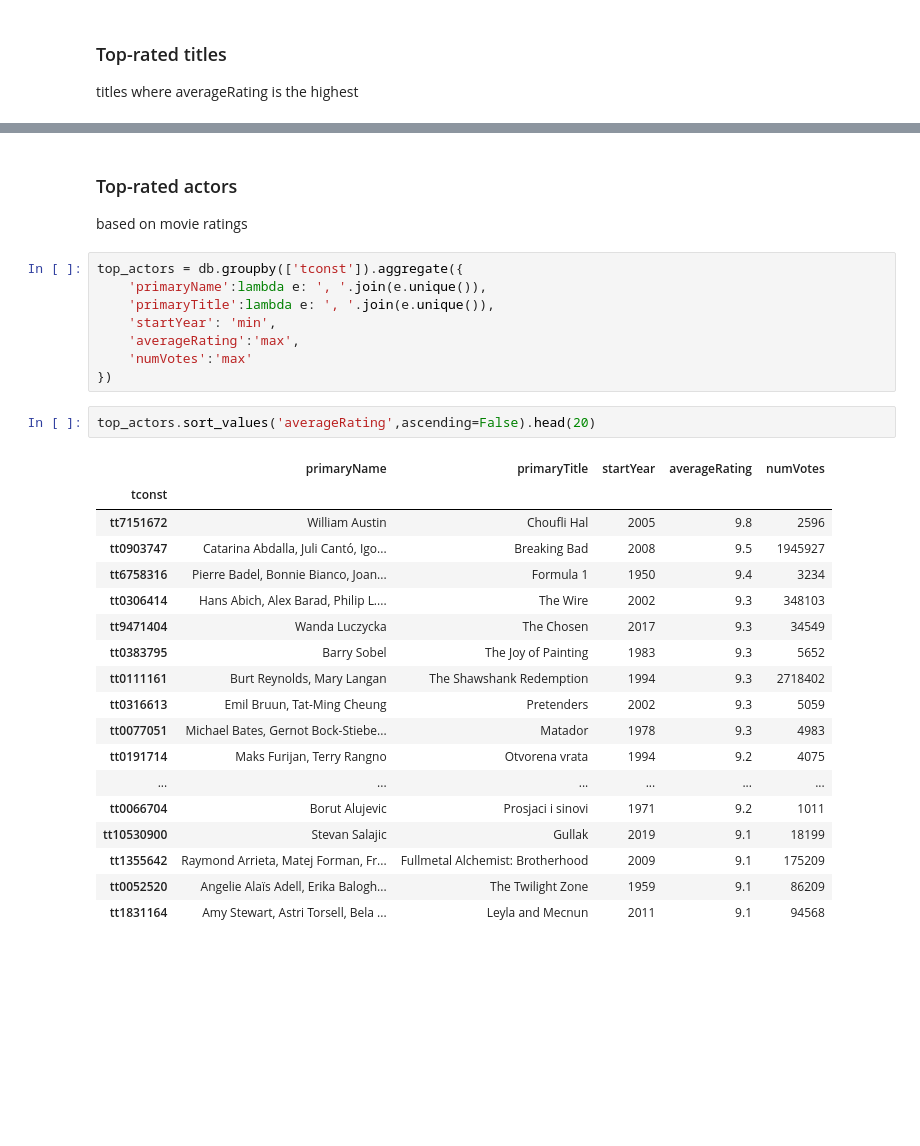
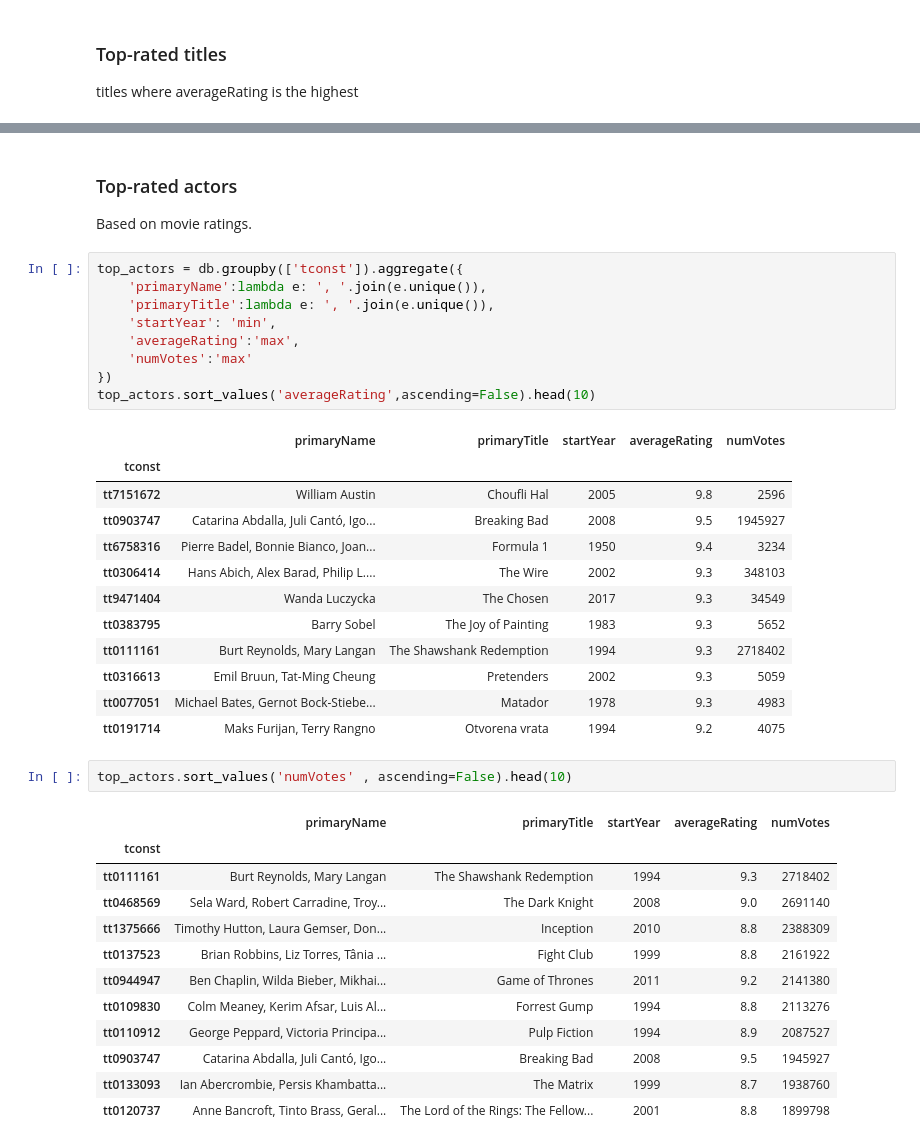
Before and after one commit to Lozzio99/Madness, a Jupyter notebook: MadEda.ipynb, the cells around one changed output, grey strips where cells are left out. Saved outputs shown, nothing was run; the diff lists cells and outputs as text; blank space fills up the shorter version.

```diff
--- a/MadEda.ipynb
+++ b/MadEda.ipynb
@@ -387,6 +350,6 @@ bestMovies.head(20)
 # %% [markdown]
 ### Top-rated actors
-based on movie ratings
+Based on movie ratings.
 # %%
 top_actors = db.groupby(['tconst']).aggregate({
     'primaryName':lambda e: ', '.join(e.unique()),
@@ -395,24 +358,32 @@ top_actors = db.groupby(['tconst']).aggregate({
     'averageRating':'max',
     'numVotes':'max'
 })
+top_actors.sort_values('averageRating',ascending=False).head(10)
+# %% [output]
+|  | primaryName | primaryTitle | startYear | averageRating | numVotes |
+| tconst |  |  |  |  |  |
+| tt7151672 | William Austin | Choufli Hal | 2005 | 9.8 | 2596 |
+| tt0903747 | Catarina Abdalla, Juli Cantó, Igo... | Breaking Bad | 2008 | 9.5 | 1945927 |
+| tt6758316 | Pierre Badel, Bonnie Bianco, Joan... | Formula 1 | 1950 | 9.4 | 3234 |
+| tt0306414 | Hans Abich, Alex Barad, Philip L.... | The Wire | 2002 | 9.3 | 348103 |
+| tt9471404 | Wanda Luczycka | The Chosen | 2017 | 9.3 | 34549 |
+| tt0383795 | Barry Sobel | The Joy of Painting | 1983 | 9.3 | 5652 |
+| tt0111161 | Burt Reynolds, Mary Langan | The Shawshank Redemption | 1994 | 9.3 | 2718402 |
+| tt0316613 | Emil Bruun, Tat-Ming Cheung | Pretenders | 2002 | 9.3 | 5059 |
+| tt0077051 | Michael Bates, Gernot Bock-Stiebe... | Matador | 1978 | 9.3 | 4983 |
+| tt0191714 | Maks Furijan, Terry Rangno | Otvorena vrata | 1994 | 9.2 | 4075 |
 # %%
-top_actors.sort_values('averageRating',ascending=False).head(20)
+top_actors.sort_values('numVotes' , ascending=False).head(10)
 # %% [output]
 |  | primaryName | primaryTitle | startYear | averageRating | numVotes |
 | tconst |  |  |  |  |  |
-| tt7151672 | William Austin | Choufli Hal | 2005 | 9.8 | 2596 |
+| tt0111161 | Burt Reynolds, Mary Langan | The Shawshank Redemption | 1994 | 9.3 | 2718402 |
+| tt0468569 | Sela Ward, Robert Carradine, Troy... | The Dark Knight | 2008 | 9.0 | 2691140 |
+| tt1375666 | Timothy Hutton, Laura Gemser, Don... | Inception | 2010 | 8.8 | 2388309 |
+| tt0137523 | Brian Robbins, Liz Torres, Tânia ... | Fight Club | 1999 | 8.8 | 2161922 |
+| tt0944947 | Ben Chaplin, Wilda Bieber, Mikhai... | Game of Thrones | 2011 | 9.2 | 2141380 |
+| tt0109830 | Colm Meaney, Kerim Afsar, Luis Al... | Forrest Gump | 1994 | 8.8 | 2113276 |
+| tt0110912 | George Peppard, Victoria Principa... | Pulp Fiction | 1994 | 8.9 | 2087527 |
 | tt0903747 | Catarina Abdalla, Juli Cantó, Igo... | Breaking Bad | 2008 | 9.5 | 1945927 |
-| tt6758316 | Pierre Badel, Bonnie Bianco, Joan... | Formula 1 | 1950 | 9.4 | 3234 |
-| tt0306414 | Hans Abich, Alex Barad, Philip L.... | The Wire | 2002 | 9.3 | 348103 |
-| tt9471404 | Wanda Luczycka | The Chosen | 2017 | 9.3 | 34549 |
-| tt0383795 | Barry Sobel | The Joy of Painting | 1983 | 9.3 | 5652 |
-| tt0111161 | Burt Reynolds, Mary Langan | The Shawshank Redemption | 1994 | 9.3 | 2718402 |
-| tt0316613 | Emil Bruun, Tat-Ming Cheung | Pretenders | 2002 | 9.3 | 5059 |
-| tt0077051 | Michael Bates, Gernot Bock-Stiebe... | Matador | 1978 | 9.3 | 4983 |
-| tt0191714 | Maks Furijan, Terry Rangno | Otvorena vrata | 1994 | 9.2 | 4075 |
-| ... | ... | ... | ... | ... | ... |
-| tt0066704 | Borut Alujevic | Prosjaci i sinovi | 1971 | 9.2 | 1011 |
-| tt10530900 | Stevan Salajic | Gullak | 2019 | 9.1 | 18199 |
-| tt1355642 | Raymond Arrieta, Matej Forman, Fr... | Fullmetal Alchemist: Brotherhood | 2009 | 9.1 | 175209 |
-| tt0052520 | Angelie Alaïs Adell, Erika Balogh... | The Twilight Zone | 1959 | 9.1 | 86209 |
-| tt1831164 | Amy Stewart, Astri Torsell, Bela ... | Leyla and Mecnun | 2011 | 9.1 | 94568 |
+| tt0133093 | Ian Abercrombie, Persis Khambatta... | The Matrix | 1999 | 8.7 | 1938760 |
+| tt0120737 | Anne Bancroft, Tinto Brass, Geral... | The Lord of the Rings: The Fellow... | 2001 | 8.8 | 1899798 |
```
Also changed, not shown: parts of 20 cells of this notebook.
